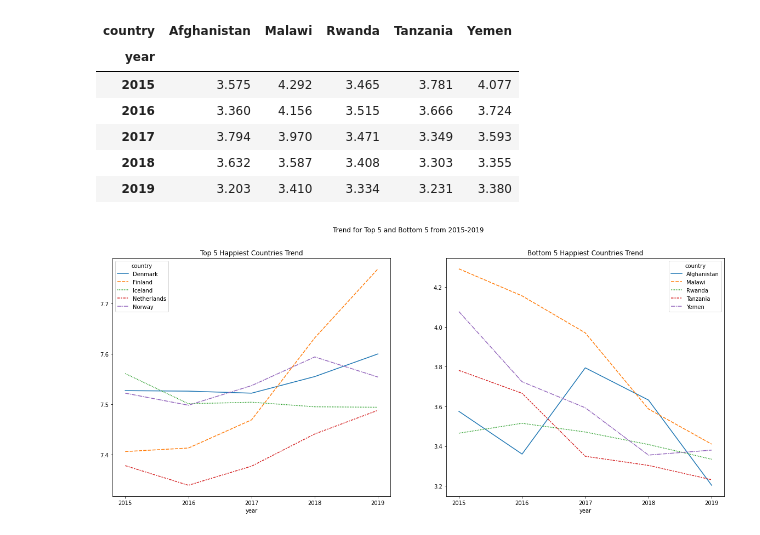
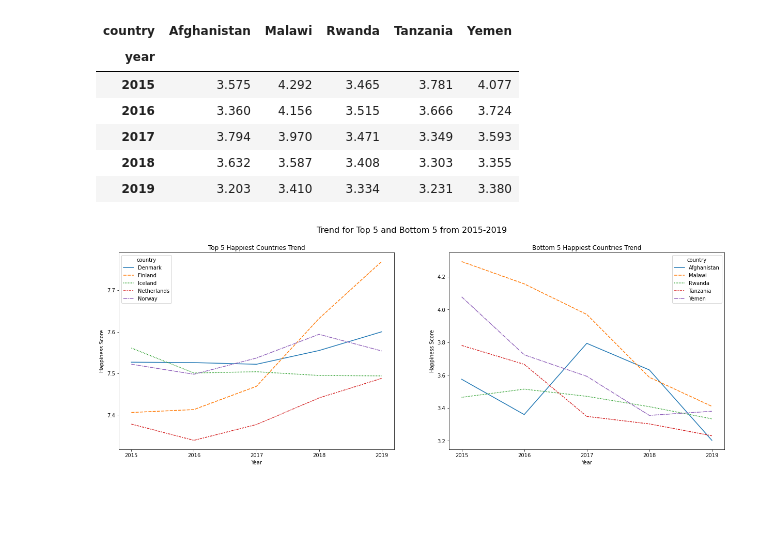
Before and after one commit to aulacson/world-happiness-report, a Jupyter notebook: sample.ipynb, the cells around one changed output. Cells and saved outputs as stored; diff of their text form; code cells hidden in the pictures; blank space fills up the shorter version.

Commit message:
Fix historical data plot labels and visualize 2019 happiness scores by region

```diff
--- a/sample.ipynb
+++ b/sample.ipynb
@@ -108,15 +108,23 @@ historical_bottom_5
 | 2018 | 3.632 | 3.587 | 3.408 | 3.303 | 3.355 |
 | 2019 | 3.203 | 3.410 | 3.334 | 3.231 | 3.380 |
 # %%
-fig, axes = plt.subplots(1, 2, sharex = True, figsize=(20,8))
-fig.suptitle('Trend for Top 5 and Bottom 5 from 2015-2019')
+fig, axes = plt.subplots(1, 2, sharex = True, figsize=(21, 7))
+fig.suptitle('Trend for Top 5 and Bottom 5 from 2015-2019', fontsize=16)
+
+
+sns.lineplot(ax = axes[0], data = historical_top_5)
 axes[0].set_title('Top 5 Happiest Countries Trend')
-sns.lineplot(ax = axes[0], data = historical_top_5)
+axes[0].set_xlabel('Year')
+axes[0].set_ylabel('Happiness Score')
+
+
+sns.lineplot(ax = axes[1], data = historical_bottom_5)
+axes[1].set_title('Bottom 5 Happiest Countries Trend')
+axes[1].set_xlabel('Year')
+axes[1].set_ylabel('Happiness Score')
+
 plt.xticks(df['year'].unique())
 
-axes[1].set_title('Bottom 5 Happiest Countries Trend')
-sns.lineplot(ax = axes[1], data = historical_bottom_5)
-
 plt.show()
 # %% [output]
-[figure, old version]
+[figure, new version]
```
Also changed, not shown: parts of 3 cells of this notebook.
